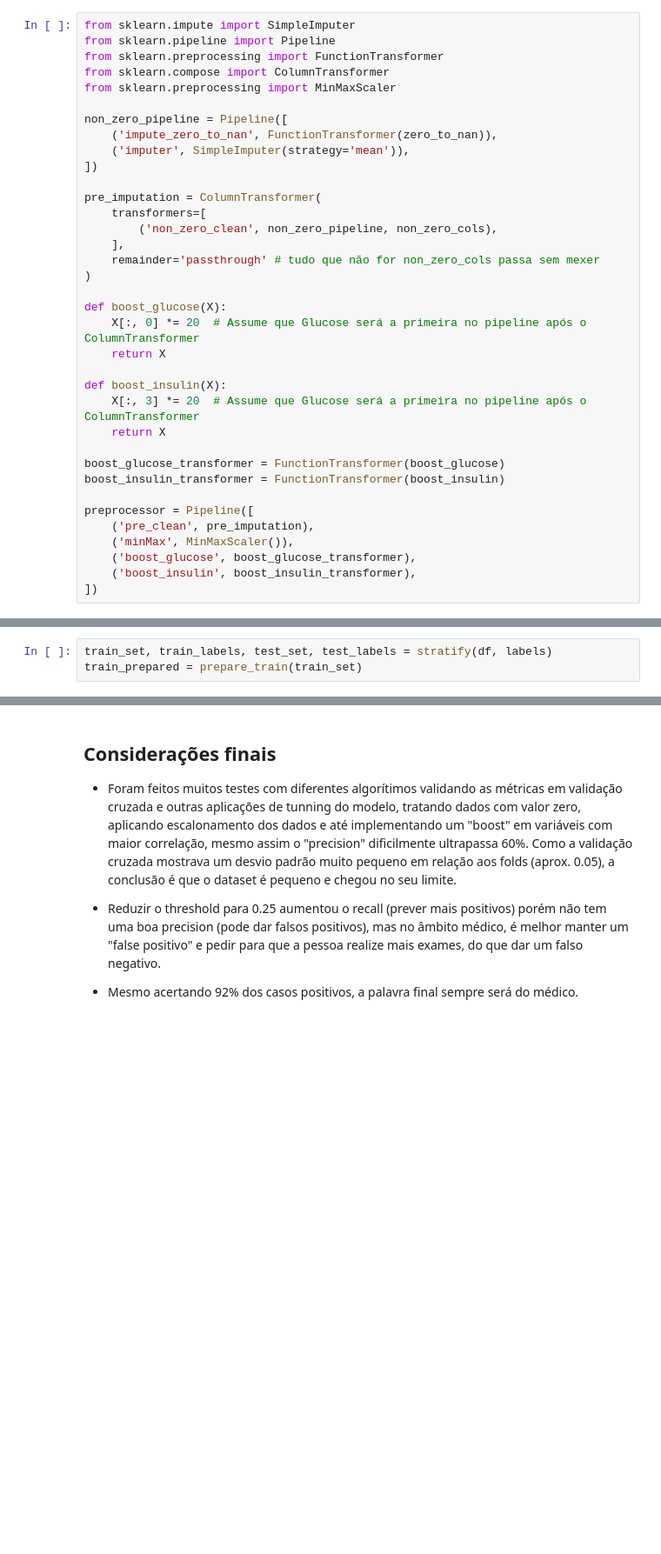
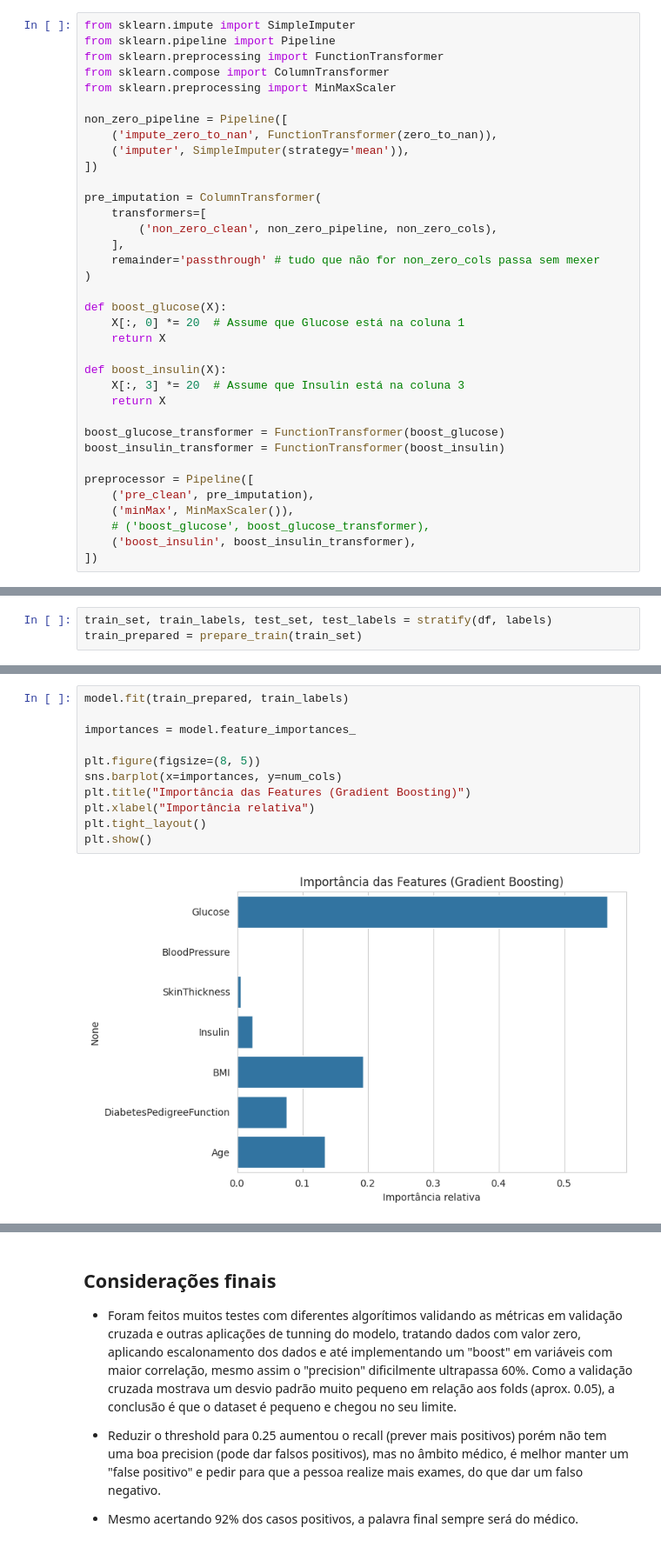
Before and after one commit to felipewww/ai-diabetes-diagnosis, a Jupyter notebook: src/model-final.ipynb, the cells around one changed output, grey strips where cells are left out. Shown: that part at 87% size. Cells and saved outputs as stored; diff of their text form; blank space fills up the shorter version.

```diff
--- a/src/model-final.ipynb
+++ b/src/model-final.ipynb
@@ -30,11 +30,11 @@ pre_imputation = ColumnTransformer(
 )
 
 def boost_glucose(X):
-    X[:, 0] *= 20  # Assume que Glucose será a primeira no pipeline após o ColumnTransformer
+    X[:, 0] *= 20  # Assume que Glucose está na coluna 1
     return X
 
 def boost_insulin(X):
-    X[:, 3] *= 20  # Assume que Glucose será a primeira no pipeline após o ColumnTransformer
+    X[:, 3] *= 20  # Assume que Insulin está na coluna 3
     return X
 
 boost_glucose_transformer = FunctionTransformer(boost_glucose)
@@ -43,7 +43,7 @@ boost_insulin_transformer = FunctionTransformer(boost_insulin)
 preprocessor = Pipeline([
     ('pre_clean', pre_imputation),
     ('minMax', MinMaxScaler()),
-    ('boost_glucose', boost_glucose_transformer),
+    # ('boost_glucose', boost_glucose_transformer),
     ('boost_insulin', boost_insulin_transformer),
 ])
 # %%
@@ -128,3 +134,16 @@ model_exc(
  'precision': 0.6024096385542169,
  'recall': 0.9259259259259259,
  'f1_score': 0.7299270072992701}
+# %%
+model.fit(train_prepared, train_labels)
+
+importances = model.feature_importances_
+
+plt.figure(figsize=(8, 5))
+sns.barplot(x=importances, y=num_cols)
+plt.title("Importância das Features (Gradient Boosting)")
+plt.xlabel("Importância relativa")
+plt.tight_layout()
+plt.show()
+# %% [output]
+[figure, added]
```
Also changed, not shown: parts of 4 cells of this notebook, 2 other files.
